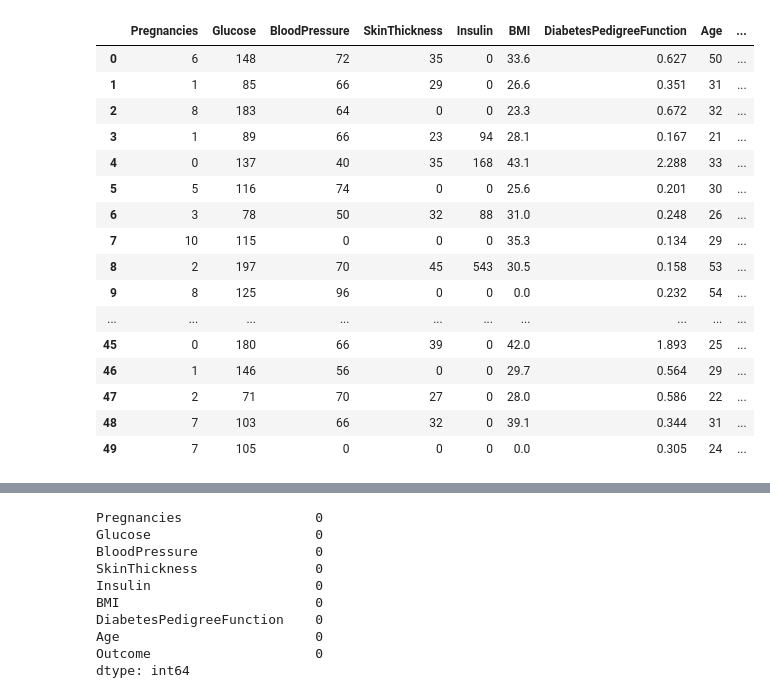
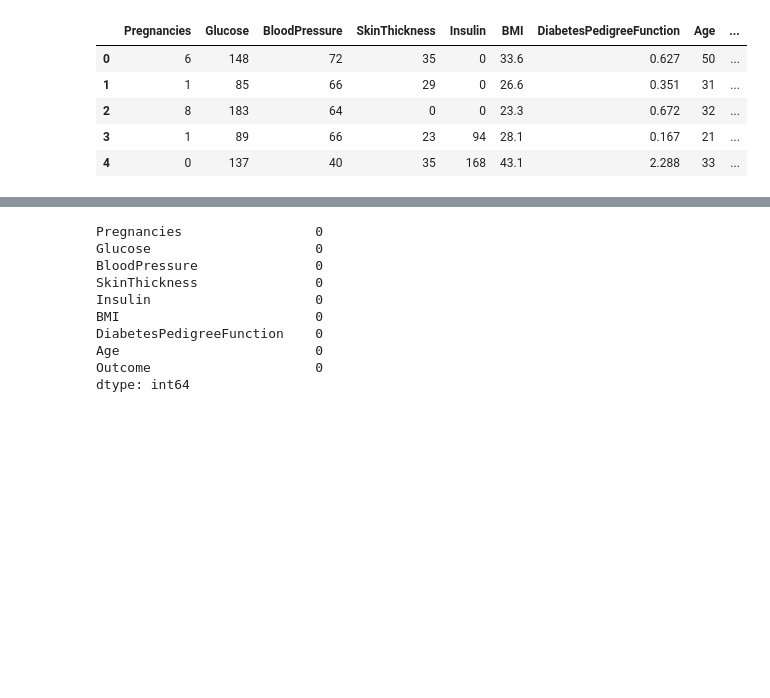
Before and after one commit to NLZer0/Predict-diabetes, a Jupyter notebook: main.ipynb, the cells around one changed output, grey strips where cells are left out. Saved outputs shown, nothing was run; the diff lists cells and outputs as text; code cells hidden in the pictures; blank space fills up the shorter version.

```diff
--- a/main.ipynb
+++ b/main.ipynb
@@ -5,25 +5,14 @@ import matplotlib.pyplot as plt
 # %%
 train_data = pd.read_csv('data/diabetes.csv')
 # %%
-train_data.head(50)
+train_data.head()
 # %% [output]
 |  | Pregnancies | Glucose | BloodPressure | SkinThickness | Insulin | BMI | DiabetesPedigreeFunction | Age | ... |
 | 0 | 6 | 148 | 72 | 35 | 0 | 33.6 | 0.627 | 50 | ... |
 | 1 | 1 | 85 | 66 | 29 | 0 | 26.6 | 0.351 | 31 | ... |
 | 2 | 8 | 183 | 64 | 0 | 0 | 23.3 | 0.672 | 32 | ... |
 | 3 | 1 | 89 | 66 | 23 | 94 | 28.1 | 0.167 | 21 | ... |
 | 4 | 0 | 137 | 40 | 35 | 168 | 43.1 | 2.288 | 33 | ... |
-| 5 | 5 | 116 | 74 | 0 | 0 | 25.6 | 0.201 | 30 | ... |
-| 6 | 3 | 78 | 50 | 32 | 88 | 31.0 | 0.248 | 26 | ... |
-| 7 | 10 | 115 | 0 | 0 | 0 | 35.3 | 0.134 | 29 | ... |
-| 8 | 2 | 197 | 70 | 45 | 543 | 30.5 | 0.158 | 53 | ... |
-| 9 | 8 | 125 | 96 | 0 | 0 | 0.0 | 0.232 | 54 | ... |
-| ... | ... | ... | ... | ... | ... | ... | ... | ... | ... |
-| 45 | 0 | 180 | 66 | 39 | 0 | 42.0 | 1.893 | 25 | ... |
-| 46 | 1 | 146 | 56 | 0 | 0 | 29.7 | 0.564 | 29 | ... |
-| 47 | 2 | 71 | 70 | 27 | 0 | 28.0 | 0.586 | 22 | ... |
-| 48 | 7 | 103 | 66 | 32 | 0 | 39.1 | 0.344 | 31 | ... |
-| 49 | 7 | 105 | 0 | 0 | 0 | 0.0 | 0.305 | 24 | ... |
 # %%
 train_data.describe()
 # %% [output]
```
Also changed, not shown: parts of 22 cells of this notebook.
